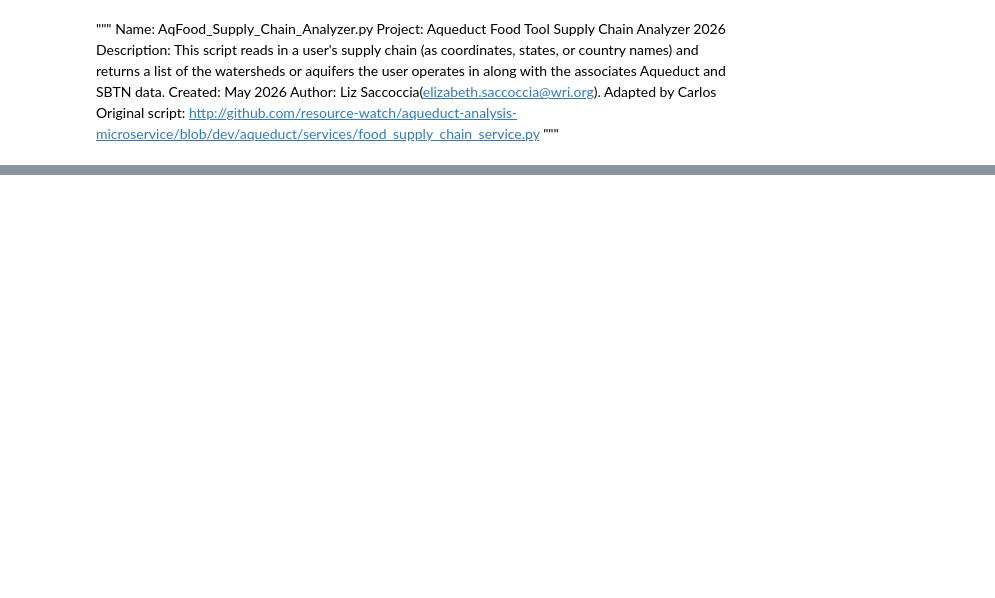
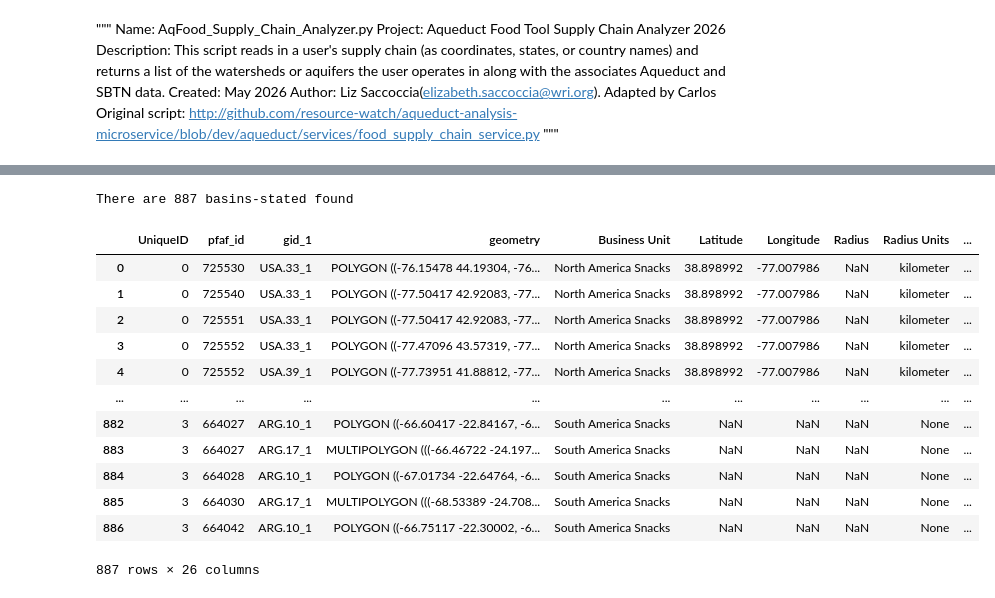
Before and after one commit to lizsaccoccia/AqFoodPrep2026, a Jupyter notebook: AqFoodSupplyChainAnalyzer2026v2.ipynb, the cells around one changed output, grey strips where cells are left out. Saved outputs shown, nothing was run; the diff lists cells and outputs as text; code cells hidden in the pictures; blank space fills up the shorter version.

```diff
--- a/AqFoodSupplyChainAnalyzer2026v2.ipynb
+++ b/AqFoodSupplyChainAnalyzer2026v2.ipynb
@@ -210,14 +261,17 @@ admin_aq
 # %%
 admin_aq = gpd.GeoDataFrame(admin_aq, crs="EPSG:4326")
 
-basins = admin_aq.dissolve(by=['UniqueID','pfaf_id'])
+basins = admin_aq.dissolve(by=['UniqueID','pfaf_id','gid_1'])
 basins = basins.reset_index()
-basins= basins[['UniqueID',	'pfaf_id', 'geometry', 'Business Unit',	'Latitude', 'Longitude', 'Radius',	'Radius Units', 'Country', 'iso_code',
+basins= basins[['UniqueID',	'pfaf_id', 'gid_1', 'geometry', 'Business Unit',	'Latitude', 'Longitude', 'Radius',	'Radius Units', 'Country', 'iso_code',
             'State','Commodity', 'commodity_code', 'Total Volume', 'Volume Units','Irrigation', 'bws_raw','bws_score', 'bws_cat', 'bws_label']]
 #Clean up basins
 #remove pfafid = -9999
 basins = basins[basins['pfaf_id'] != -9999]
+basins = basins[basins['gid_1'] != -9999]
 basins = basins.dropna(subset=['pfaf_id'])
 basins
-print("There are {} basins found".format(len(basins)))
+print("There are {} basins-stated found".format(len(basins)))
+# %% [output]
+There are 887 basins-stated found
 # %%
@@ -225,5 +279,19 @@ print("There are {} basins found".format(len(basins)))
 # %%
 #merge SBTN and production to data
 basins = basins.merge(SBTN, on = ['pfaf_id'])
-basins = basins.merge(prod, on = ['pfaf_id','commodity_code','Irrigation'], how = 'left')
+basins = basins.merge(prod, on = ['pfaf_id','gid_1','commodity_code','Irrigation'], how = 'left')
 basins
+# %% [output]
+|  | UniqueID | pfaf_id | gid_1 | geometry | Business Unit | Latitude | Longitude | Radius | Radius Units | ... |
+| 0 | 0 | 725530 | USA.33_1 | POLYGON ((-76.15478 44.19304, -76... | North America Snacks | 38.898992 | -77.007986 | NaN | kilometer | ... |
+| 1 | 0 | 725540 | USA.33_1 | POLYGON ((-77.50417 42.92083, -77... | North America Snacks | 38.898992 | -77.007986 | NaN | kilometer | ... |
+| 2 | 0 | 725551 | USA.33_1 | POLYGON ((-77.50417 42.92083, -77... | North America Snacks | 38.898992 | -77.007986 | NaN | kilometer | ... |
+| 3 | 0 | 725552 | USA.33_1 | POLYGON ((-77.47096 43.57319, -77... | North America Snacks | 38.898992 | -77.007986 | NaN | kilometer | ... |
+| 4 | 0 | 725552 | USA.39_1 | POLYGON ((-77.73951 41.88812, -77... | North America Snacks | 38.898992 | -77.007986 | NaN | kilometer | ... |
+| ... | ... | ... | ... | ... | ... | ... | ... | ... | ... | ... |
+| 882 | 3 | 664027 | ARG.10_1 | POLYGON ((-66.60417 -22.84167, -6... | South America Snacks | NaN | NaN | NaN | None | ... |
+| 883 | 3 | 664027 | ARG.17_1 | MULTIPOLYGON (((-66.46722 -24.197... | South America Snacks | NaN | NaN | NaN | None | ... |
+| 884 | 3 | 664028 | ARG.10_1 | POLYGON ((-67.01734 -22.64764, -6... | South America Snacks | NaN | NaN | NaN | None | ... |
+| 885 | 3 | 664030 | ARG.17_1 | MULTIPOLYGON (((-68.53389 -24.708... | South America Snacks | NaN | NaN | NaN | None | ... |
+| 886 | 3 | 664042 | ARG.10_1 | POLYGON ((-66.75117 -22.30002, -6... | South America Snacks | NaN | NaN | NaN | None | ... |
+887 rows × 26 columns
```
Also changed, not shown: parts of 16 cells of this notebook.
